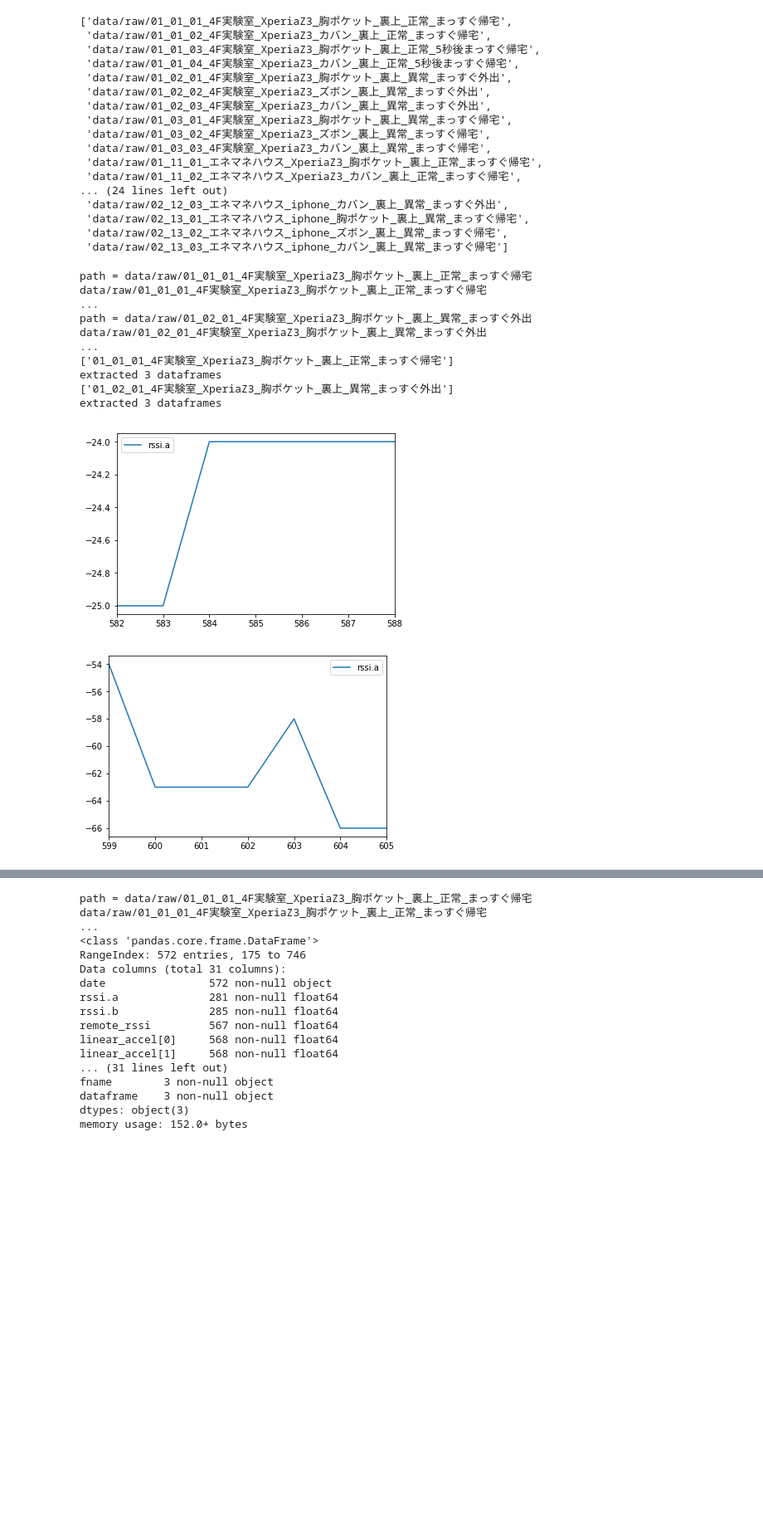
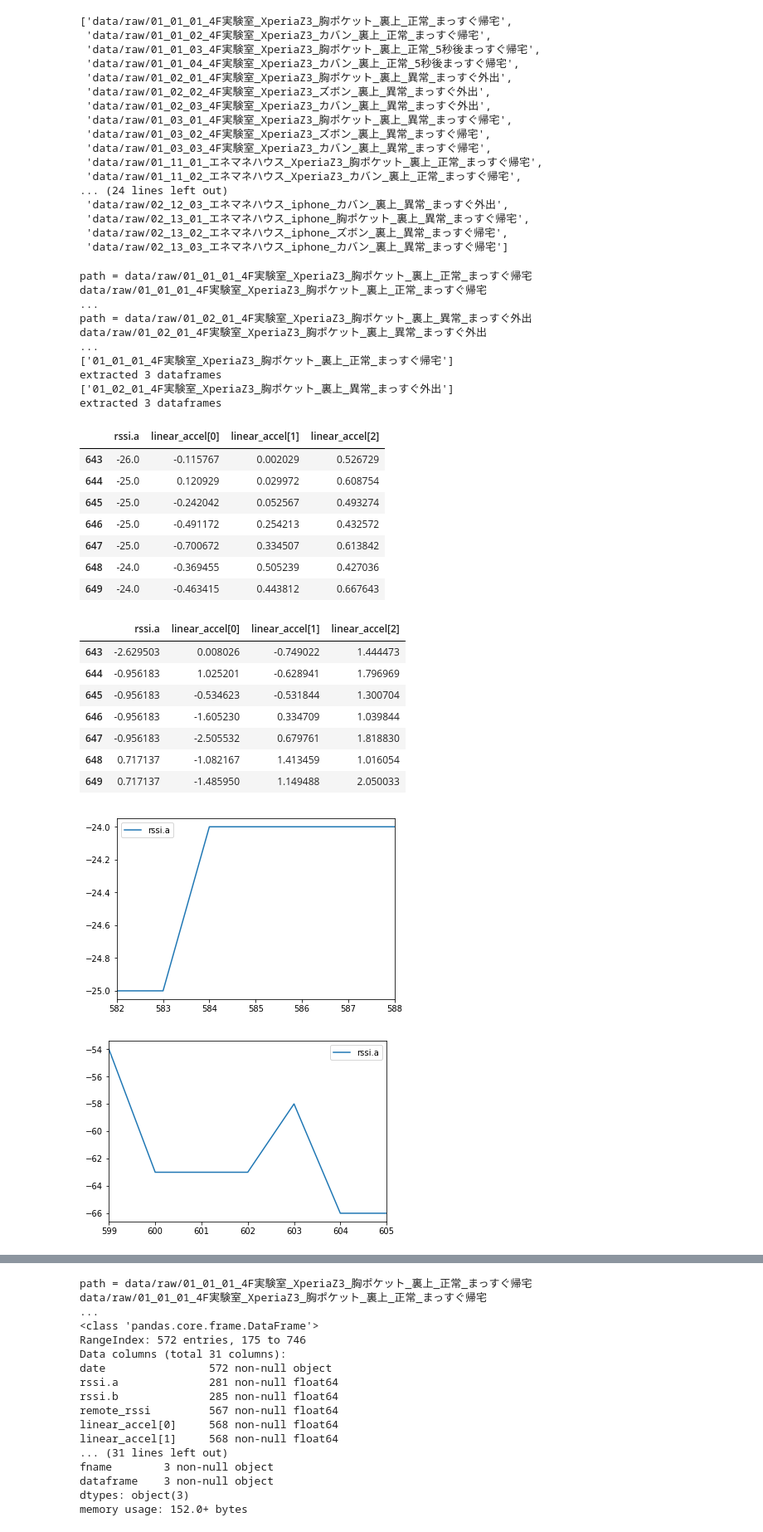
Before and after one commit to refluster/jupyter, a Jupyter notebook: 009.dkj_learn/datasets.ipynb, the cells around one changed output, grey strips where cells are left out. Shown at 83% size. Cells and saved outputs as stored; diff of their text form; code cells hidden in the pictures; blank space fills up the shorter version.

```diff
--- a/009.dkj_learn/datasets.ipynb
+++ b/009.dkj_learn/datasets.ipynb
@@ -170,22 +170,18 @@ def list_flatten(l):
         else:               _l.append(l)
     return _l
 
-#_df = dfl[0]
-def normalize(dfl, column, mean_std):
+def normalize(dfl, mean_std, column):
     dfl_new = []
     for df in dfl:
         df_new = pd.DataFrame()
-        for (c, m, s) in zip(list_flatten(column), mean_std[0], mean_std[1]):
-            #print(c, m, s)
+        for (m, s, c) in zip(mean_std[0], mean_std[1], column):
             df_new[c] = (df[c] - m)/s
-            #print(df_new[c])
-            #print(df_new[c])
         dfl_new.append(df_new)
     return dfl_new
 
 def normalize_by_base_data(dfl_base, dfl_target, column):
     ms = _get_mean_std(dfl_base, column)
-    return normalize(dfl_target, list_flatten(column), ms)
+    return normalize(dfl_target, ms, list_flatten(column))
 # %%
 # normalize the normal and outlier data by mean and sigma of normal data
 def get_normalized_data(ds, title_base, title, column, fname=".*", before=0, after=0, drop_interval=1):
@@ -213,34 +209,54 @@ def sample3():
     ds_out = load('data/raw/01_02_01_4F実験室_XperiaZ3_胸ポケット_裏上_異常_まっすぐ外出')
 
     # set column
     column = ['rssi.a',['linear_accel[0]','linear_accel[1]','linear_accel[2]']]
 
     # get around button pushed time
     dfl_n = get_data(ds_nml, before=6, after=0, column=list_flatten(column))
     dfl_o = get_data(ds_out, before=6, after=0, column=list_flatten(column))
 
+    display(dfl_n[0])
+
     # normalize
     dfl_n_norm = normalize_by_base_data(dfl_n, dfl_n, column)
     dfl_o_norm = normalize_by_base_data(dfl_n, dfl_o, column)
+
+    display(dfl_n_norm[0])
 
     # plot graph
     dfl_n[1][[0]].plot()
     dfl_o[1][[0]].plot()
     dfl_n_norm[1][[0]].plot()
     dfl_o_norm[1][[0]].plot()
 
-#sample3()
+sample3()
 # %% [output]
 path = data/raw/01_01_01_4F実験室_XperiaZ3_胸ポケット_裏上_正常_まっすぐ帰宅
 data/raw/01_01_01_4F実験室_XperiaZ3_胸ポケット_裏上_正常_まっすぐ帰宅
 ...
 path = data/raw/01_02_01_4F実験室_XperiaZ3_胸ポケット_裏上_異常_まっすぐ外出
 data/raw/01_02_01_4F実験室_XperiaZ3_胸ポケット_裏上_異常_まっすぐ外出
 ...
 ['01_01_01_4F実験室_XperiaZ3_胸ポケット_裏上_正常_まっすぐ帰宅']
 extracted 3 dataframes
 ['01_02_01_4F実験室_XperiaZ3_胸ポケット_裏上_異常_まっすぐ外出']
 extracted 3 dataframes
+|  | rssi.a | linear_accel[0] | linear_accel[1] | linear_accel[2] |
+| 643 | -26.0 | -0.115767 | 0.002029 | 0.526729 |
+| 644 | -25.0 | 0.120929 | 0.029972 | 0.608754 |
+| 645 | -25.0 | -0.242042 | 0.052567 | 0.493274 |
+| 646 | -25.0 | -0.491172 | 0.254213 | 0.432572 |
+| 647 | -25.0 | -0.700672 | 0.334507 | 0.613842 |
+| 648 | -24.0 | -0.369455 | 0.505239 | 0.427036 |
+| 649 | -24.0 | -0.463415 | 0.443812 | 0.667643 |
+|  | rssi.a | linear_accel[0] | linear_accel[1] | linear_accel[2] |
+| 643 | -2.629503 | 0.008026 | -0.749022 | 1.444473 |
+| 644 | -0.956183 | 1.025201 | -0.628941 | 1.796969 |
+| 645 | -0.956183 | -0.534623 | -0.531844 | 1.300704 |
+| 646 | -0.956183 | -1.605230 | 0.334709 | 1.039844 |
+| 647 | -0.956183 | -2.505532 | 0.679761 | 1.818830 |
+| 648 | 0.717137 | -1.082167 | 1.413459 | 1.016054 |
+| 649 | 0.717137 | -1.485950 | 1.149488 | 2.050033 |
 [figure]
 [figure]
 [figure]
```
